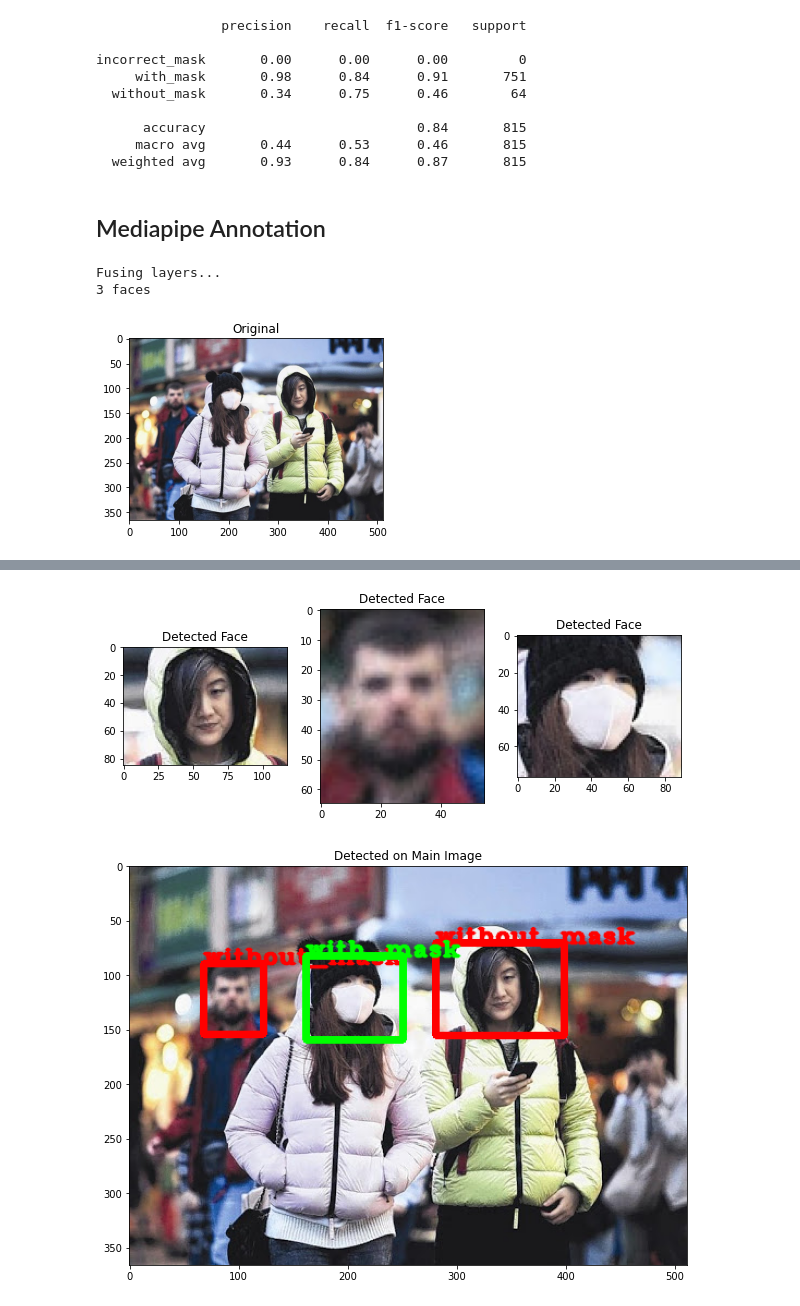
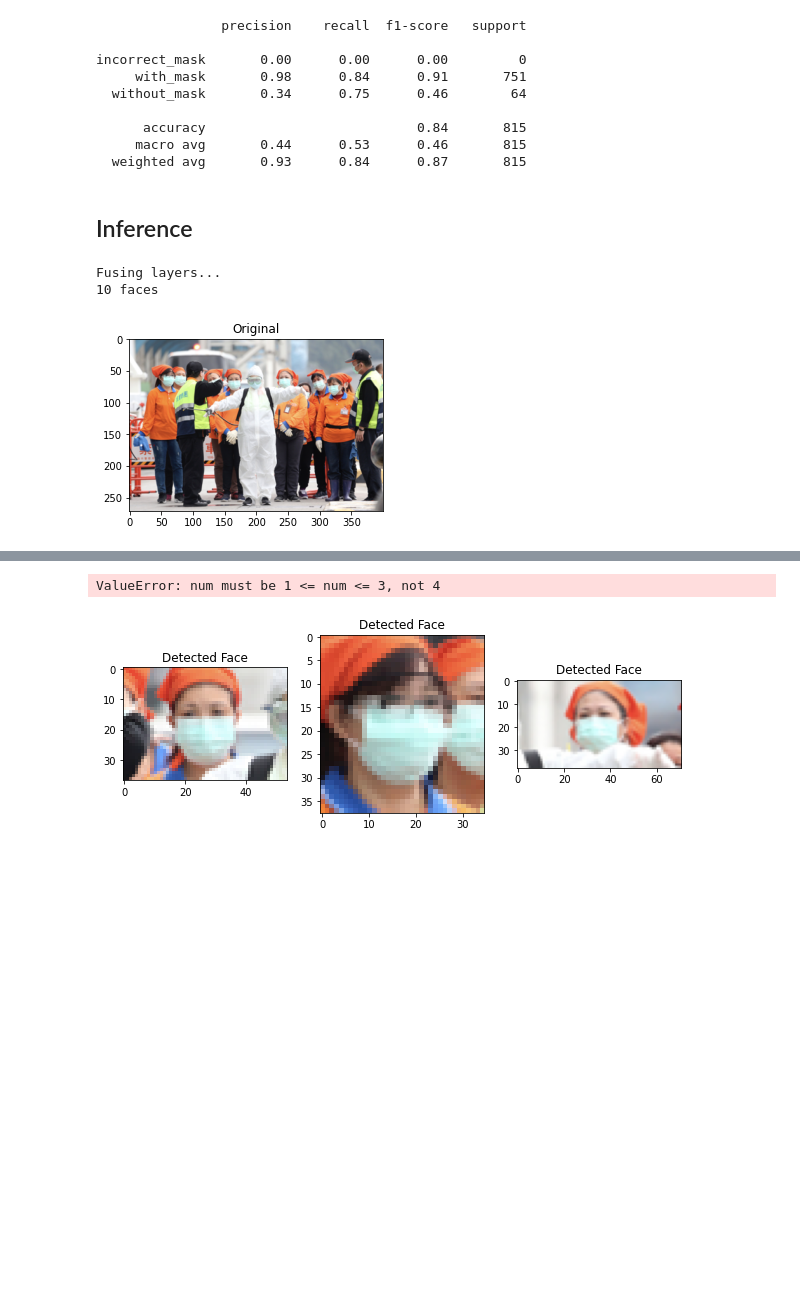
Before and after one commit to arve1n/Deep_Learning_Kelompok1, a Jupyter notebook: Face_Detection.ipynb, the cells around one changed output, grey strips where cells are left out. Saved outputs shown, nothing was run; the diff lists cells and outputs as text; code cells hidden in the pictures; blank space fills up the shorter version.

```diff
--- a/Face_Detection.ipynb
+++ b/Face_Detection.ipynb
@@ -402,8 +402,8 @@ incorrect_mask       0.00      0.00      0.00         0
       accuracy                           0.84       815
      macro avg       0.44      0.53      0.46       815
   weighted avg       0.93      0.84      0.87       815
-# %% [markdown]
-## Mediapipe Annotation
+# %% [markdown]
+## Inference
 # %%
 def BGR2RGB(image):
     return cv2.cvtColor(image, cv2.COLOR_BGR2RGB)
@@ -418,7 +418,7 @@ def Num2Label(num):
     else:
         raise ValueError("Invalid number")
 # %%
-pred_file = "D:/Andre/Pemrograman/Github/Face Mask/images/maksssksksss0.png"
+pred_file = "images\maksssksksss3.png"
 
 %matplotlib inline
 plt.figure(figsize=(10,10))
@@ -438,7 +438,7 @@ plt.figure(figsize=(10,10))
 annotated_img = image.copy()
 mask_model = tf.keras.models.load_model('cnn_model.h5')
 for idx,face in enumerate(faces):
-    plt.subplot(1,3,idx+1)
+    plt.subplot(1,len(faces),idx+1)
     rgb_im = BGR2RGB(image)
 
     print(face)
@@ -465,5 +465,5 @@ plt.title("Detected on Main Image")
 plt.show()
 # %% [output]
 Fusing layers...
-3 faces
+10 faces
-[figure, old version]
+[figure, new version]
@@ -477,2 +476,2 @@ WARNING:tensorflow:5 out of the last 13 calls to <function Model.make_predict_fu
+ValueError: num must be 1 <= num <= 3, not 4
-[figure, old version]
+[figure, new version]
-[figure, removed]
```
Also changed, not shown: parts of 1 cell of this notebook.
